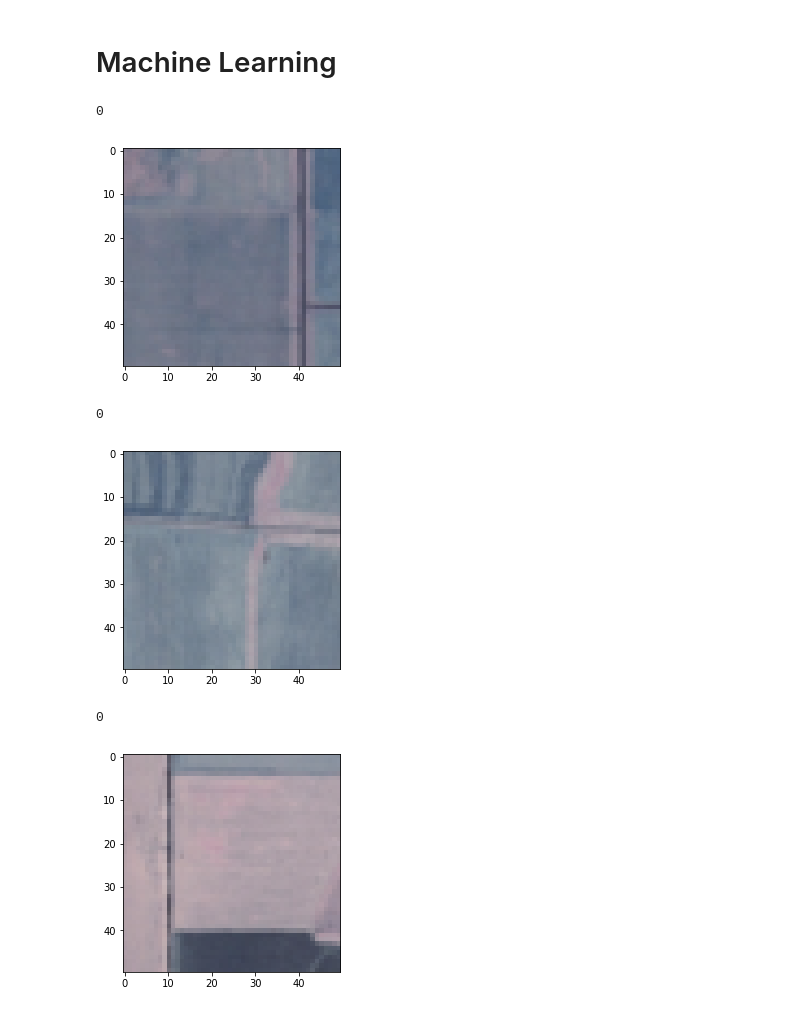
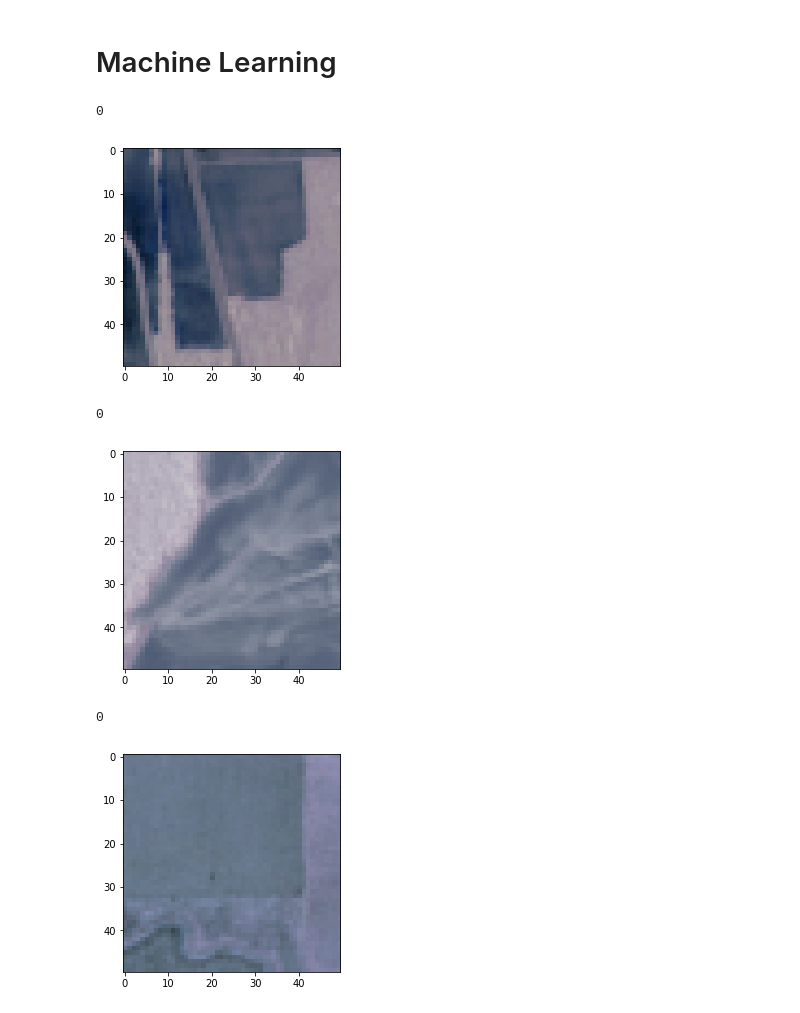
Before and after one commit to jldowns/google_earth_engine_notebook, a Jupyter notebook: notebook/4-Unsupervised.ipynb, the cells around one changed output. Drawn from its saved outputs; the diff is of its cells as text; code cells hidden in the pictures.

```diff
--- a/notebook/4-Unsupervised.ipynb
+++ b/notebook/4-Unsupervised.ipynb
@@ -84,34 +84,34 @@ for line in open(TEST_IMG_LABELS).read().splitlines():
 # %%
 #
 # Look inside protobuff to make sure records are correctly recorded.
 #
 
-PROTO_FILENAME = "gee_train.tfrecords"
+PROTO_FILENAME = "gee_test.tfrecords"
 
 i = 0
 for serialized_example in tf.python_io.tf_record_iterator(PROTO_FILENAME):
     i = i + 1
     if i > 3:
         break
     example = tf.train.Example()
     example.ParseFromString(serialized_example)
 
     # traverse the Example format to get data
     image = example.features.feature['image'].int64_list.value
     label = example.features.feature['label'].int64_list.value[0]
     # do something
     print label
 
     img = np.array(image).astype("float32")
 
     plt.imshow(img.reshape((50,50, 3)), cmap='gray'); plt.show()
 # %% [output]
 0
-[figure, old version]
+[figure, new version]
 0
-[figure, old version]
+[figure, new version]
 0
-[figure, old version]
+[figure, new version]
 # %%
 #
 # Required input placeholders
```
Also changed, not shown: parts of 5 cells of this notebook, 2 other files.
